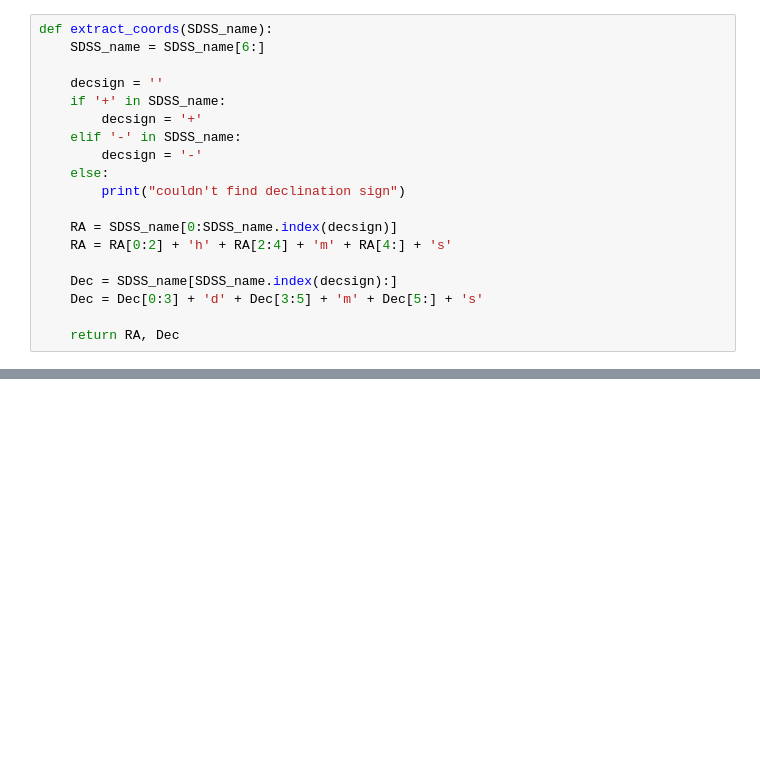
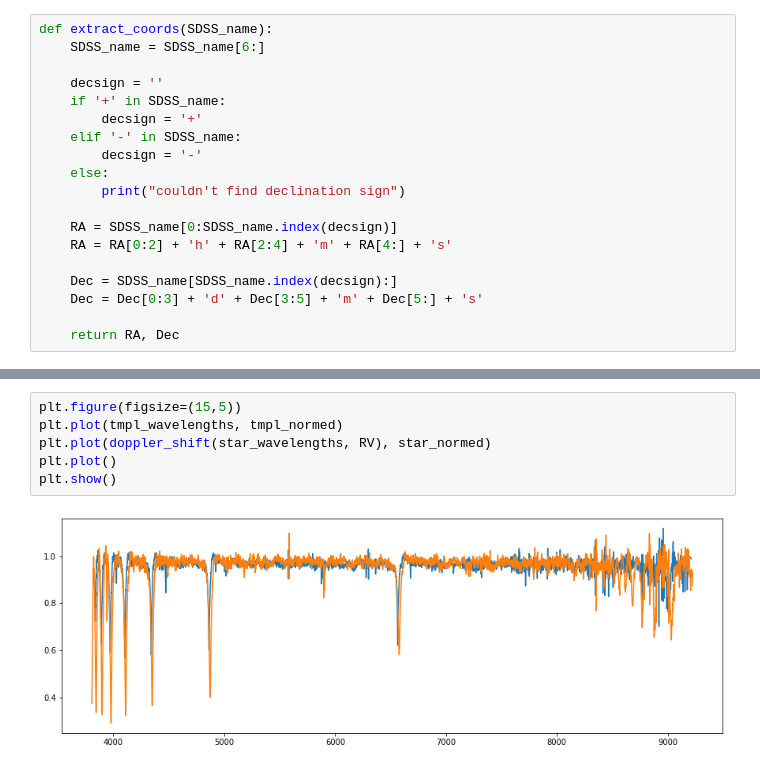
Before and after one commit to nabeelre/gaia-sdss-hvs, a Jupyter notebook: spectra.ipynb, the cells around one changed output, grey strips where cells are left out. Saved outputs shown, nothing was run; the diff lists cells and outputs as text; blank space fills up the shorter version.

```diff
--- a/spectra.ipynb
+++ b/spectra.ipynb
@@ -105,0 +197,8 @@ fits_rec[0]
+# %%
+plt.figure(figsize=(15,5))
+plt.plot(tmpl_wavelengths, tmpl_normed)
+plt.plot(doppler_shift(star_wavelengths, RV), star_normed)
+plt.plot()
+plt.show()
+# %% [output]
+[figure, added]
```
Also changed, not shown: parts of 21 cells of this notebook.
